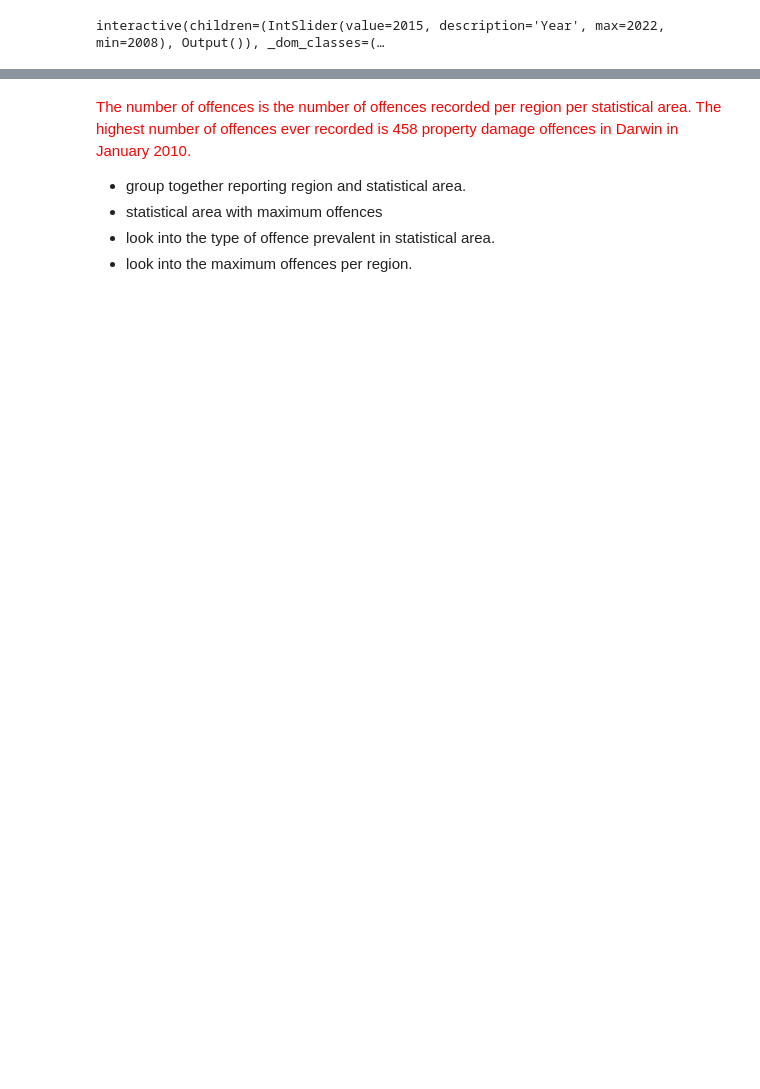
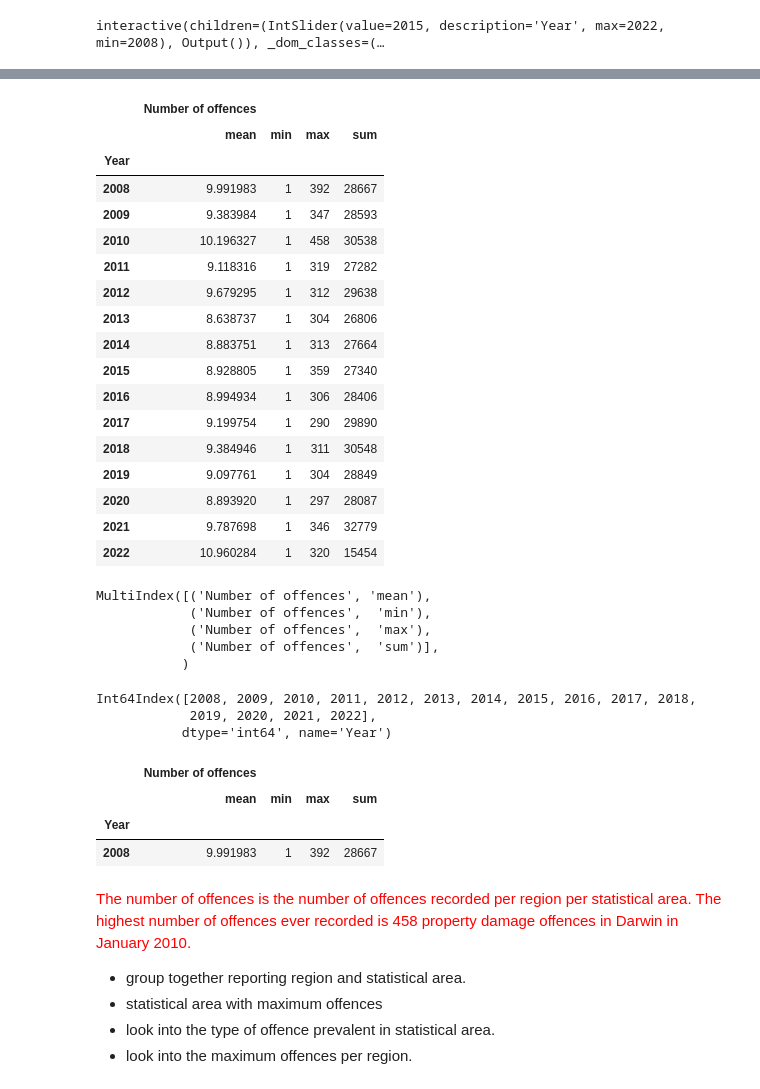
Before and after one commit to ShantiRoseCodes/solo_project, a Jupyter notebook: Domestic Violence.ipynb, the cells around one changed output, grey strips where cells are left out. Saved outputs shown, nothing was run; the diff lists cells and outputs as text; code cells hidden in the pictures; blank space fills up the shorter version.

```diff
--- a/Domestic Violence.ipynb
+++ b/Domestic Violence.ipynb
@@ -169,3 +184,47 @@ nt_df.tail()
+# %%
+year_df = pd.DataFrame(nt_df.groupby('Year').agg({'Number of offences': ['mean', 'min', 'max', 'sum']}))
+# %%
+year_df
+# %% [output]
+|  | Number of offences |  |  |  |
+|  | mean | min | max | sum |
+| Year |  |  |  |  |
+| 2008 | 9.991983 | 1 | 392 | 28667 |
+| 2009 | 9.383984 | 1 | 347 | 28593 |
+| 2010 | 10.196327 | 1 | 458 | 30538 |
+| 2011 | 9.118316 | 1 | 319 | 27282 |
+| 2012 | 9.679295 | 1 | 312 | 29638 |
+| 2013 | 8.638737 | 1 | 304 | 26806 |
+| 2014 | 8.883751 | 1 | 313 | 27664 |
+| 2015 | 8.928805 | 1 | 359 | 27340 |
+| 2016 | 8.994934 | 1 | 306 | 28406 |
+| 2017 | 9.199754 | 1 | 290 | 29890 |
+| 2018 | 9.384946 | 1 | 311 | 30548 |
+| 2019 | 9.097761 | 1 | 304 | 28849 |
+| 2020 | 8.893920 | 1 | 297 | 28087 |
+| 2021 | 9.787698 | 1 | 346 | 32779 |
+| 2022 | 10.960284 | 1 | 320 | 15454 |
+# %%
+year_df.keys()
+# %% [output]
+MultiIndex([('Number of offences', 'mean'),
+            ('Number of offences',  'min'),
+            ('Number of offences',  'max'),
+            ('Number of offences',  'sum')],
+           )
+# %%
+year_df.index
+# %% [output]
+Int64Index([2008, 2009, 2010, 2011, 2012, 2013, 2014, 2015, 2016, 2017, 2018,
+            2019, 2020, 2021, 2022],
+           dtype='int64', name='Year')
+# %%
+year_df[year_df.index == 2008]
+# %% [output]
+|  | Number of offences |  |  |  |
+|  | mean | min | max | sum |
+| Year |  |  |  |  |
+| 2008 | 9.991983 | 1 | 392 | 28667 |
 # %% [markdown]
 <p style='color: red'> The number of offences is the number of offences recorded per region per statistical area. The highest number of offences ever recorded is 458 property damage offences in Darwin in January 2010. </p>
 
```
Also changed, not shown: parts of 30 cells of this notebook.
